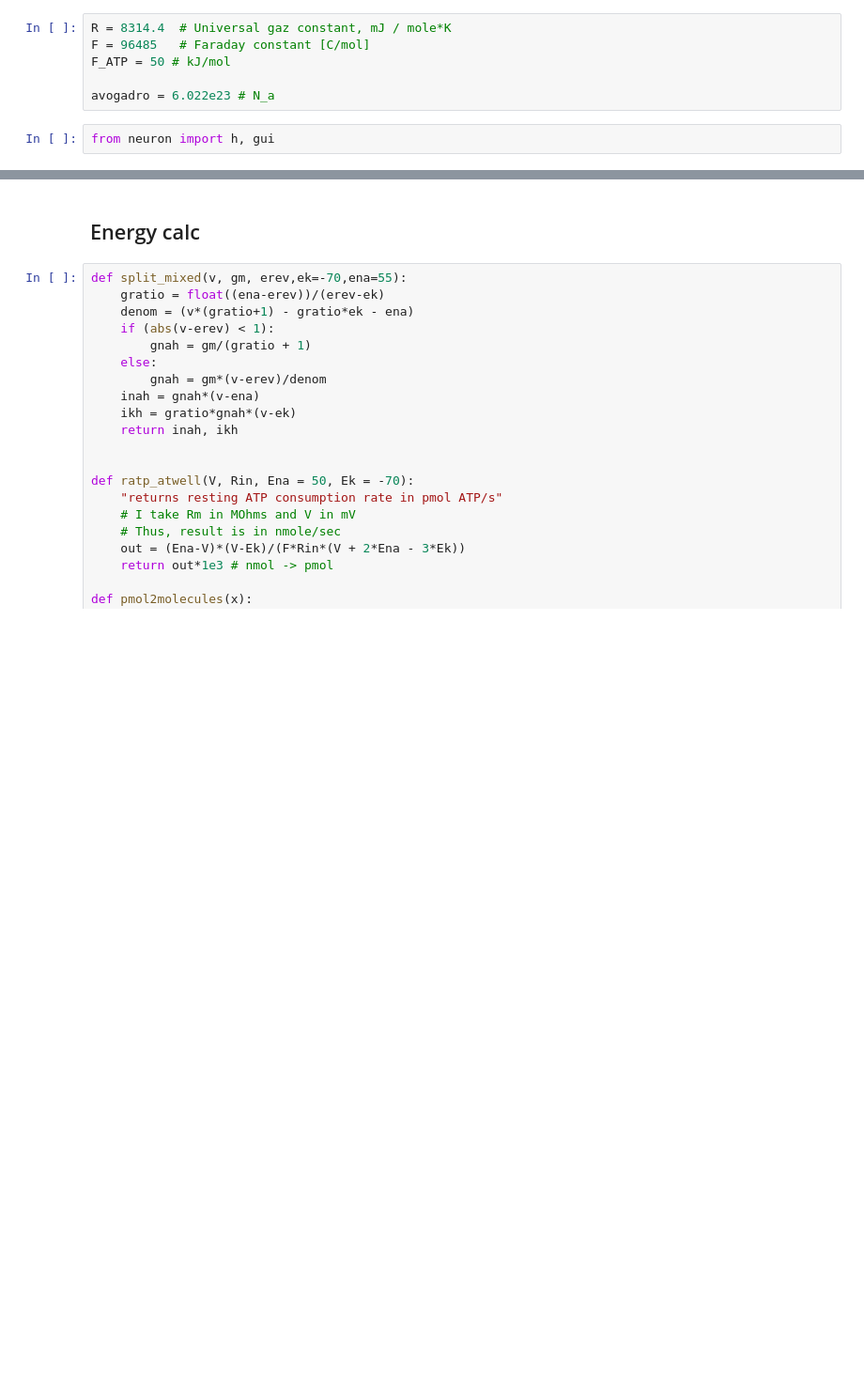
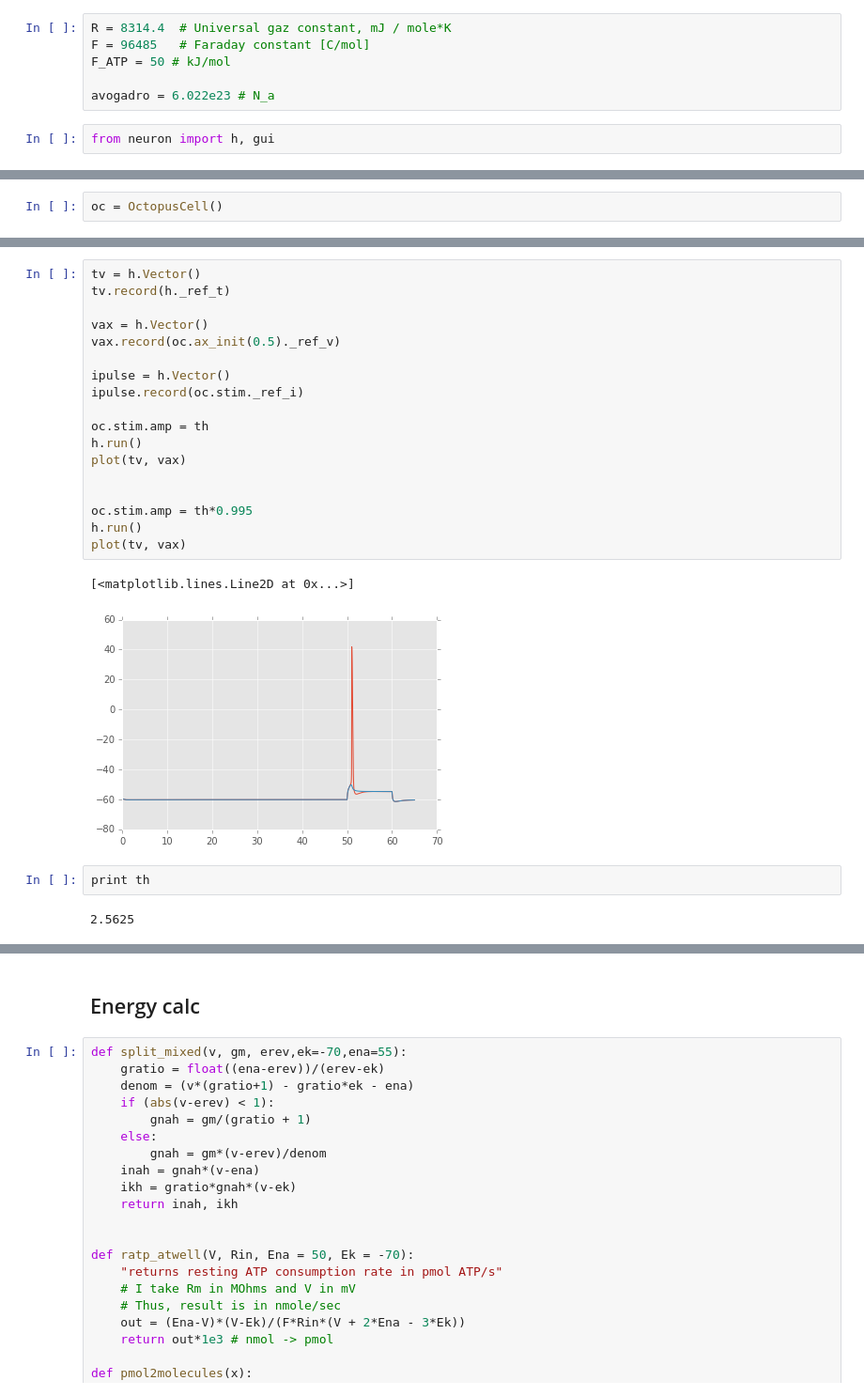
Before and after one commit to abrazhe/OC2, a Jupyter notebook: Spencer-energy.ipynb, the cells around one changed output, grey strips where cells are left out. Shown at 94% size. Drawn from its saved outputs; the diff is of its cells as text; blank space fills up the shorter version.

```diff
--- a/Spencer-energy.ipynb
+++ b/Spencer-energy.ipynb
@@ -96,0 +168,2 @@ init_octopus()
+# %%
+oc = OctopusCell()
@@ -96,0 +218,25 @@ init_octopus()
+# %%
+tv = h.Vector()
+tv.record(h._ref_t)
+
+vax = h.Vector()
+vax.record(oc.ax_init(0.5)._ref_v)
+
+ipulse = h.Vector()
+ipulse.record(oc.stim._ref_i)
+
+oc.stim.amp = th
+h.run()
+plot(tv, vax)
+
+
+oc.stim.amp = th*0.995
+h.run()
+plot(tv, vax)
+# %% [output]
+[<matplotlib.lines.Line2D at 0x...>]
+[figure, added]
+# %%
+print th
+# %% [output]
+2.5625
```
Also changed, not shown: parts of 16 cells of this notebook.
